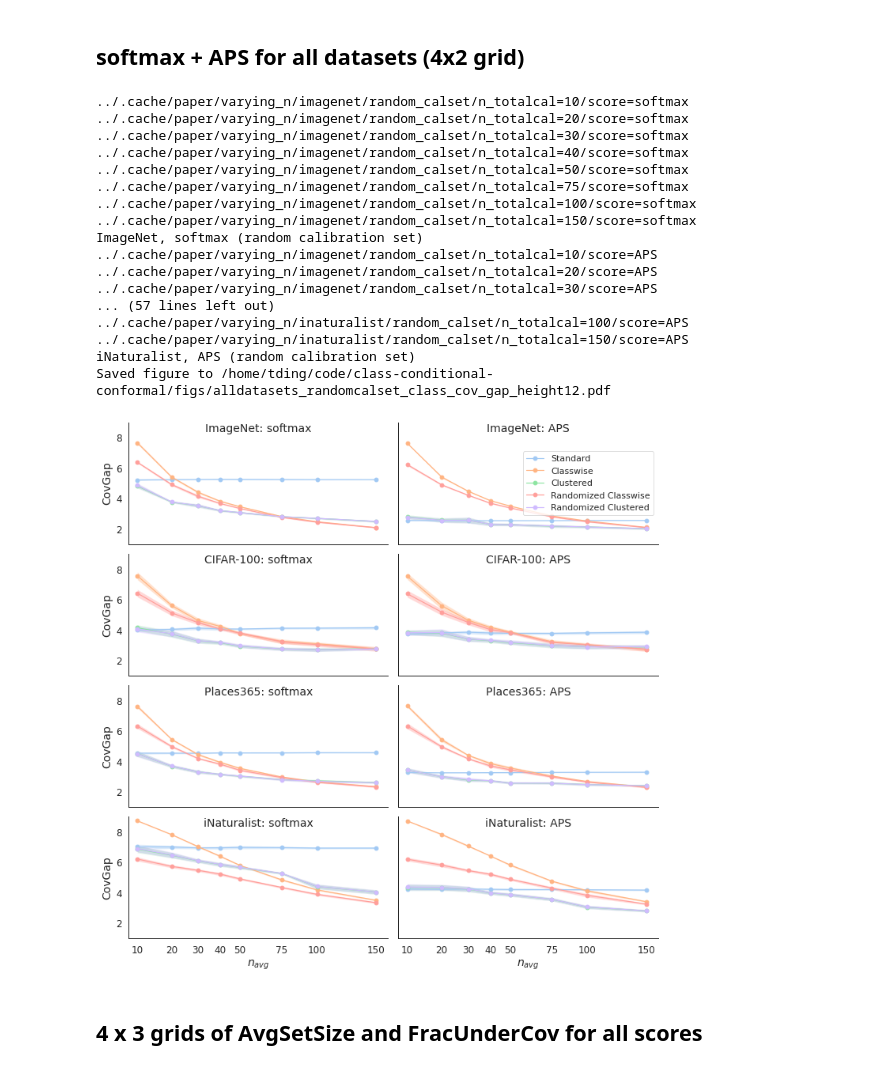
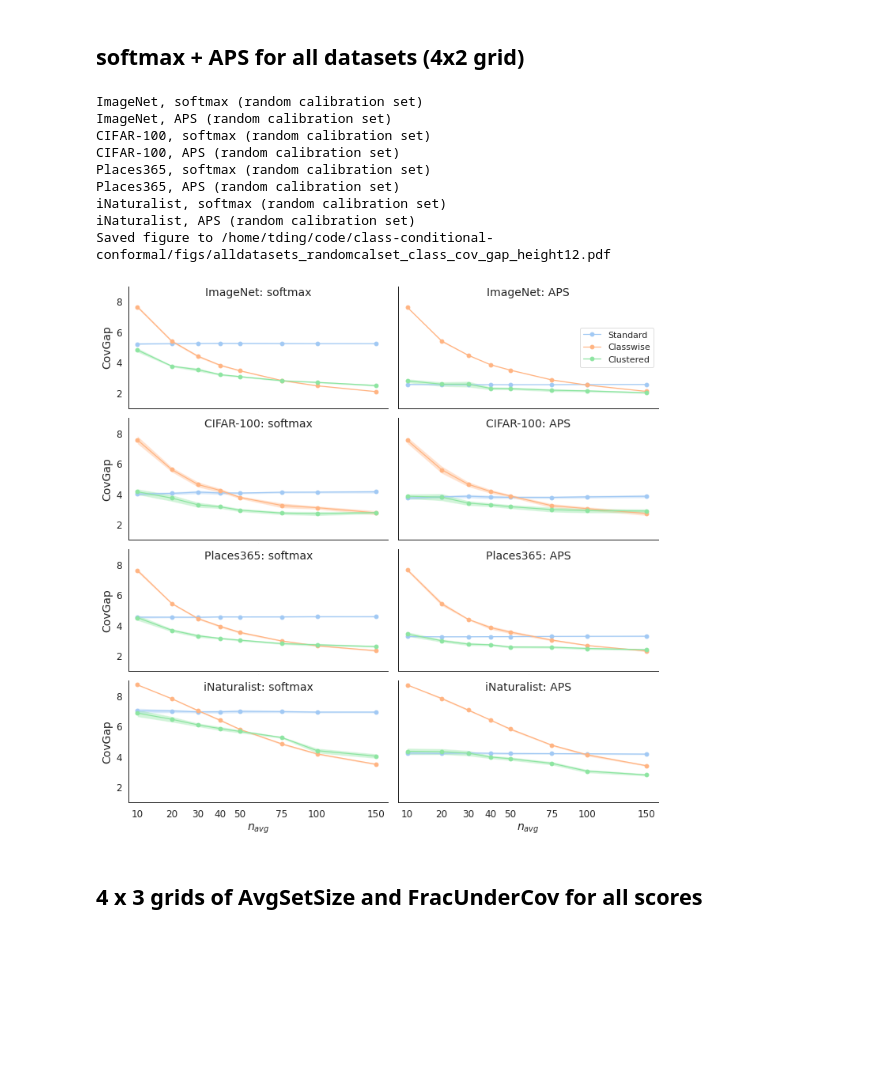
Before and after one commit to tiffanyding/class-conditional-conformal, a Jupyter notebook: notebooks/create_varying_n_plots.ipynb, the cells around one changed output. Drawn from its saved outputs; the diff is of its cells as text; code cells hidden in the pictures; blank space fills up the shorter version.

```diff
--- a/notebooks/create_varying_n_plots.ipynb
+++ b/notebooks/create_varying_n_plots.ipynb
@@ -187,8 +163,15 @@ def make_line_plot(aggregated_results, ax,
                         n_list = [10, 20, 30, 40, 50, 75, 100, 150],
                         metric_to_name = {'class_cov_gap': 'CovGap', 'avg_set_size': 'AvgSize', 'very_undercovered': 'FracUnderCov'},
                         method_list = ['standard', 'classwise', 'cluster_random'],
+                        method_to_name = {'standard': 'Standard',
+                                          'classwise': 'Classwise',
+                                          'cluster_random': 'Clustered',
+                                          'exact_coverage_standard': 'Randomized Standard',
+                                          'exact_coverage_classwise': 'Randomized Classwise',
+                                          'exact_coverage_cluster': 'Randomized Clustered'},
                         dataset_to_name = {'imagenet': 'ImageNet', 'cifar-100': 'CIFAR-100',
-                       'places365': 'Places365', 'inaturalist': 'iNaturalist'}):
+                       'places365': 'Places365', 'inaturalist': 'iNaturalist'},
+                        specify_color={}):
 
     print(f'{dataset_to_name[dataset]}, {score_function} ({cal_sampling} calibration set)')
 
@@ -196,9 +179,13 @@ def make_line_plot(aggregated_results, ax,
         x = n_list
         y = np.array(aggregated_results[f'{metric}_mean'][method])
         se = np.array(aggregated_results[f'{metric}_se'][method])
-        ax.plot(x, y, '-o', label=method_to_name[method], alpha=1)
-        # Add 95% error bars
-        ax.fill_between(x, y-1.96*se, y+1.96*se, alpha=0.4)
+        if method in specify_color:
+            color = specify_color[method]
+            ax.plot(x, y, '-o', label=method_to_name[method], alpha=1, color=color)
+            ax.fill_between(x, y-1.96*se, y+1.96*se, alpha=0.4, color=color) # Add 95% error bars
+        else:
+            ax.plot(x, y, '-o', label=method_to_name[method], alpha=1)
+            ax.fill_between(x, y-1.96*se, y+1.96*se, alpha=0.4) # Add 95% error bars
 
         ax.set_xlabel('$n_{avg}$', fontsize=FONT_SIZE)
 
@@ -234,7 +221,8 @@ fig, axs = plt.subplots(1,ncols,
 score_function_list = ['APS', 'RAPS']
 for i, score_function in enumerate(score_function_list):
     # Get data
-    aggregated_results = get_metric_df(dataset, cal_sampling, metric, score_function, method_list=method_list)
+    aggregated_results = get_metric_df(dataset, cal_sampling, metric, score_function,
+                                       method_list=method_list, print_folder=False)
 
     # Plot
     make_line_plot(aggregated_results, axs[i])
@@ -300,7 +272,7 @@ for score_function in score_function_list:
 
     for i, dataset in enumerate(dataset_list):
 
-        aggregated_results = get_metric_df(dataset, cal_sampling, metric, score_function)
+        aggregated_results = get_metric_df(dataset, cal_sampling, metric, score_function, print_folder=False)
 
         # Plot
         make_line_plot(aggregated_results, axs[i])
@@ -384,7 +330,8 @@ for metric in metric_list:
             c = i - r*ncols
             ax = axs[r][c]
 
-            aggregated_results = get_metric_df(dataset, cal_sampling, metric, score_function)
+            aggregated_results = get_metric_df(dataset, cal_sampling, metric,
+                                               score_function, print_folder=False)
 
             # Plot
             make_line_plot(aggregated_results, ax)
@@ -451,7 +386,7 @@ fig_folder = '/home/tding/code/class-conditional-conformal/figs/'
 cal_sampling = 'random'
 dataset_list = ['imagenet', 'cifar-100', 'places365', 'inaturalist']
 score_function_list = ['softmax','APS']
-method_list = method_to_name.keys()
+method_list = ['standard', 'classwise', 'cluster_random']
 
 nrows = len(dataset_list)
 ncols = len(score_function_list)
@@ -469,7 +404,8 @@ for metric in metric_list:
 
             ax = axs[i][j]
 
-            aggregated_results = get_metric_df(dataset, cal_sampling, metric, score_function, method_list=method_list)
+            aggregated_results = get_metric_df(dataset, cal_sampling, metric, score_function,
+                                               method_list=method_list, print_folder=False)
 
             # Plot
             make_line_plot(aggregated_results, ax, method_list=method_list)
@@ -478,48 +414,40 @@ for metric in metric_list:
                          pad=-(FONT_SIZE)+2) # Shift plot title down
 
 
             # Remove y-ticks except for bottom plots
             if i < nrows - 1:
                 ax.set_xticks([])
                 ax.set_xlabel('.', fontsize=1) # hacky fix
 
             # Remove y-ticks and label except for left-most plots
             if j > 0:
                 ax.set_yticks([])
 
 
             # Set y-label
             if j == 0:
                 ax.set_ylabel(metric_to_name[metric], fontsize=FONT_SIZE)
 
     axs[0, ncols-1].legend(fontsize=FONT_SIZE-3, loc='center right') # Only show legend on right-most plot
 
 
 
     save_to = os.path.join(fig_folder, f'alldatasets_{cal_sampling}calset_{metric}_height{fig_height}.pdf')
     plt.savefig(save_to, bbox_inches='tight')
     print(f'Saved figure to {save_to}')
 
     plt.show()
 # %% [output]
-../.cache/paper/varying_n/imagenet/random_calset/n_totalcal=10/score=softmax
-../.cache/paper/varying_n/imagenet/random_calset/n_totalcal=20/score=softmax
-../.cache/paper/varying_n/imagenet/random_calset/n_totalcal=30/score=softmax
-../.cache/paper/varying_n/imagenet/random_calset/n_totalcal=40/score=softmax
-../.cache/paper/varying_n/imagenet/random_calset/n_totalcal=50/score=softmax
-../.cache/paper/varying_n/imagenet/random_calset/n_totalcal=75/score=softmax
-../.cache/paper/varying_n/imagenet/random_calset/n_totalcal=100/score=softmax
-../.cache/paper/varying_n/imagenet/random_calset/n_totalcal=150/score=softmax
 ImageNet, softmax (random calibration set)
-../.cache/paper/varying_n/imagenet/random_calset/n_totalcal=10/score=APS
-../.cache/paper/varying_n/imagenet/random_calset/n_totalcal=20/score=APS
-../.cache/paper/varying_n/imagenet/random_calset/n_totalcal=30/score=APS
-... (57 lines left out)
-../.cache/paper/varying_n/inaturalist/random_calset/n_totalcal=100/score=APS
-../.cache/paper/varying_n/inaturalist/random_calset/n_totalcal=150/score=APS
+ImageNet, APS (random calibration set)
+CIFAR-100, softmax (random calibration set)
+CIFAR-100, APS (random calibration set)
+Places365, softmax (random calibration set)
+Places365, APS (random calibration set)
+iNaturalist, softmax (random calibration set)
 iNaturalist, APS (random calibration set)
 Saved figure to /home/tding/code/class-conditional-conformal/figs/alldatasets_randomcalset_class_cov_gap_height12.pdf
-[figure, old version]
+[figure, new version]
 # %% [markdown]
 ## 4 x 3 grids of AvgSetSize and FracUnderCov for all scores
 # %%
```
Also changed, not shown: parts of 10 cells of this notebook, 22 other files.
